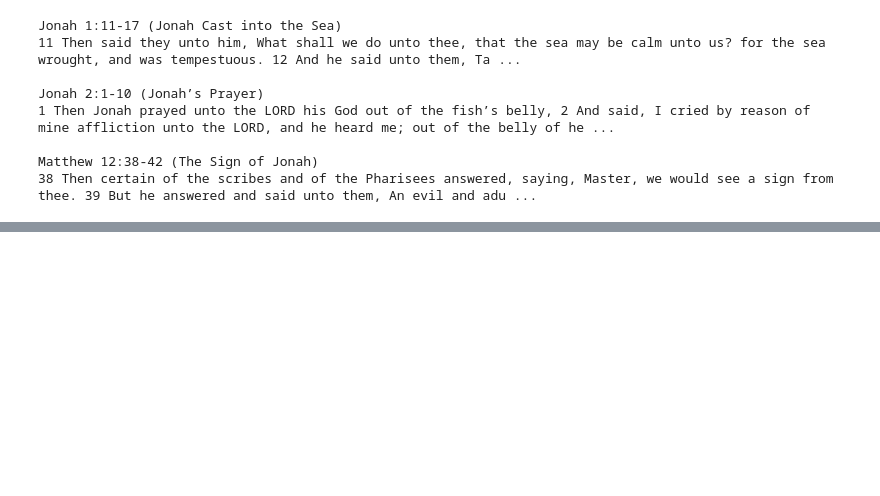
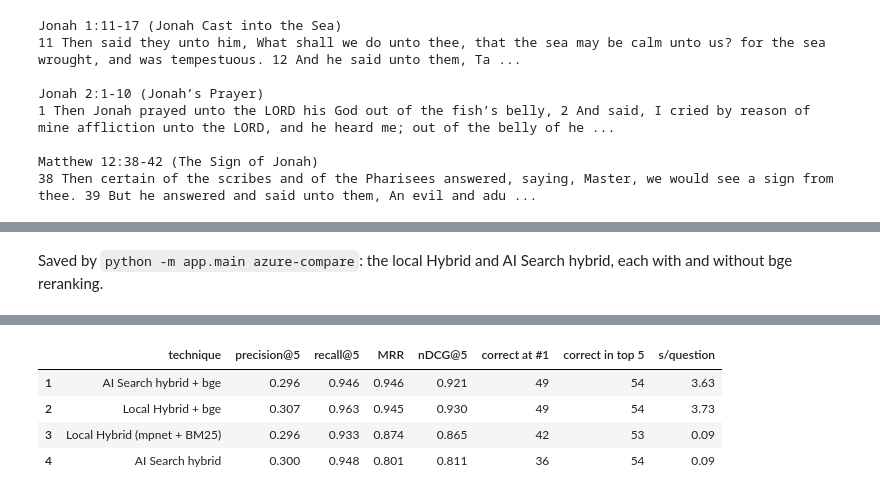
Before and after one commit to Gifted199/KJV-Bible-web-app, a Jupyter notebook: RAG_Retrieval_walkthrough.ipynb, the cells around one changed output, grey strips where cells are left out. Saved outputs shown, nothing was run; the diff lists cells and outputs as text; code cells hidden in the pictures; blank space fills up the shorter version.

```diff
--- a/RAG_Retrieval_walkthrough.ipynb
+++ b/RAG_Retrieval_walkthrough.ipynb
@@ -625,0 +648,7 @@ Retrieval is finished. The next step is **generation**: hand the top passages to
+# %% [markdown]
+Saved by `python -m app.main azure-compare`: the local Hybrid and AI Search hybrid, each with and without bge reranking.
+# %%
+azure = load("azure_compare")
+azure[["correct at #1", "correct in top 5"]] = azure[["correct at #1", "correct in top 5"]].astype(int)
+azure
+# %% [output]
@@ -625,0 +656,5 @@ Retrieval is finished. The next step is **generation**: hand the top passages to
+|  | technique | precision@5 | recall@5 | MRR | nDCG@5 | correct at #1 | correct in top 5 | s/question |
+| 1 | AI Search hybrid + bge | 0.296 | 0.946 | 0.946 | 0.921 | 49 | 54 | 3.63 |
+| 2 | Local Hybrid + bge | 0.307 | 0.963 | 0.945 | 0.930 | 49 | 54 | 3.73 |
+| 3 | Local Hybrid (mpnet + BM25) | 0.296 | 0.933 | 0.874 | 0.865 | 42 | 53 | 0.09 |
+| 4 | AI Search hybrid | 0.300 | 0.948 | 0.801 | 0.811 | 36 | 54 | 0.09 |
```
Also changed, not shown: parts of 21 cells of this notebook, 11 other files.
